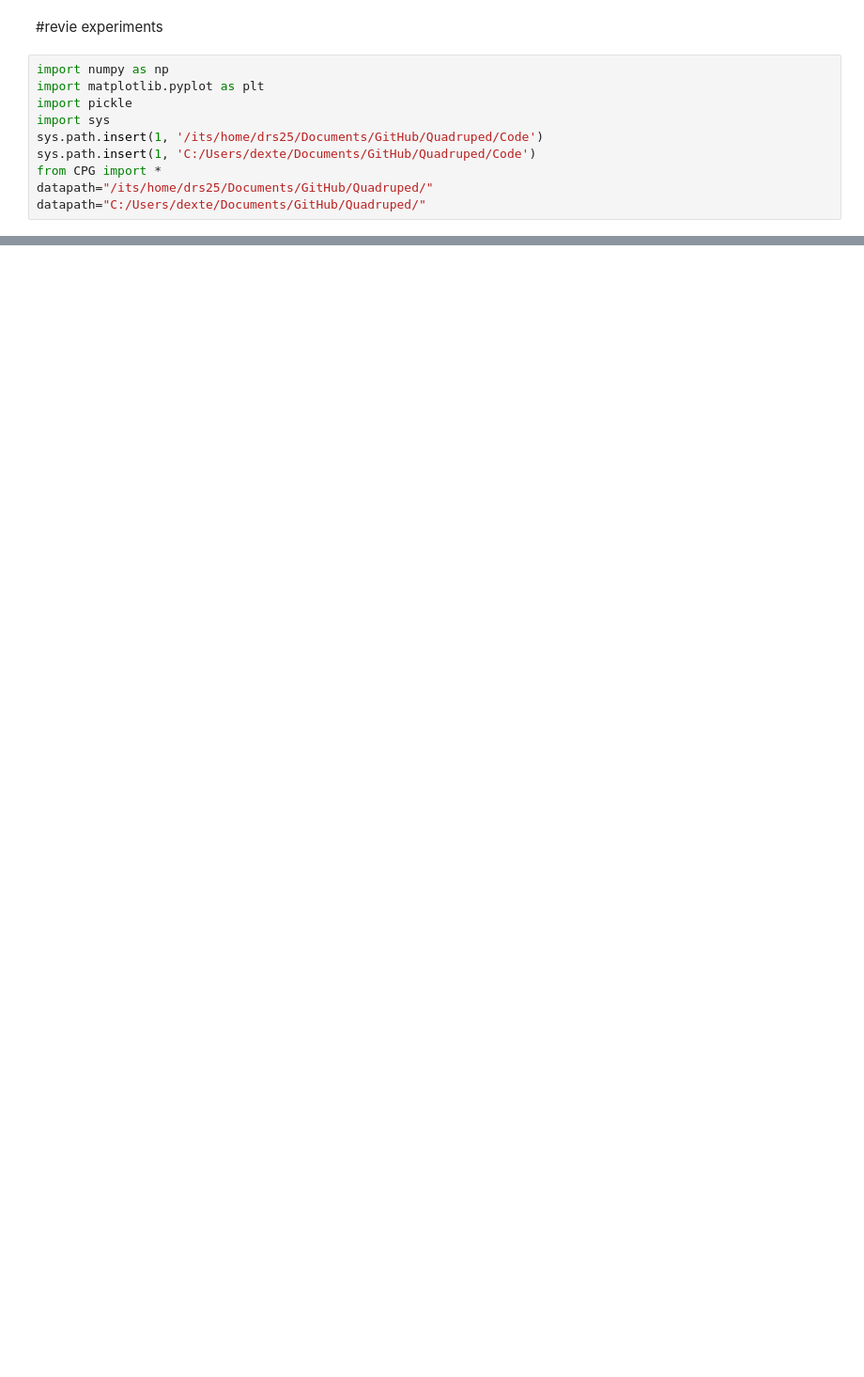
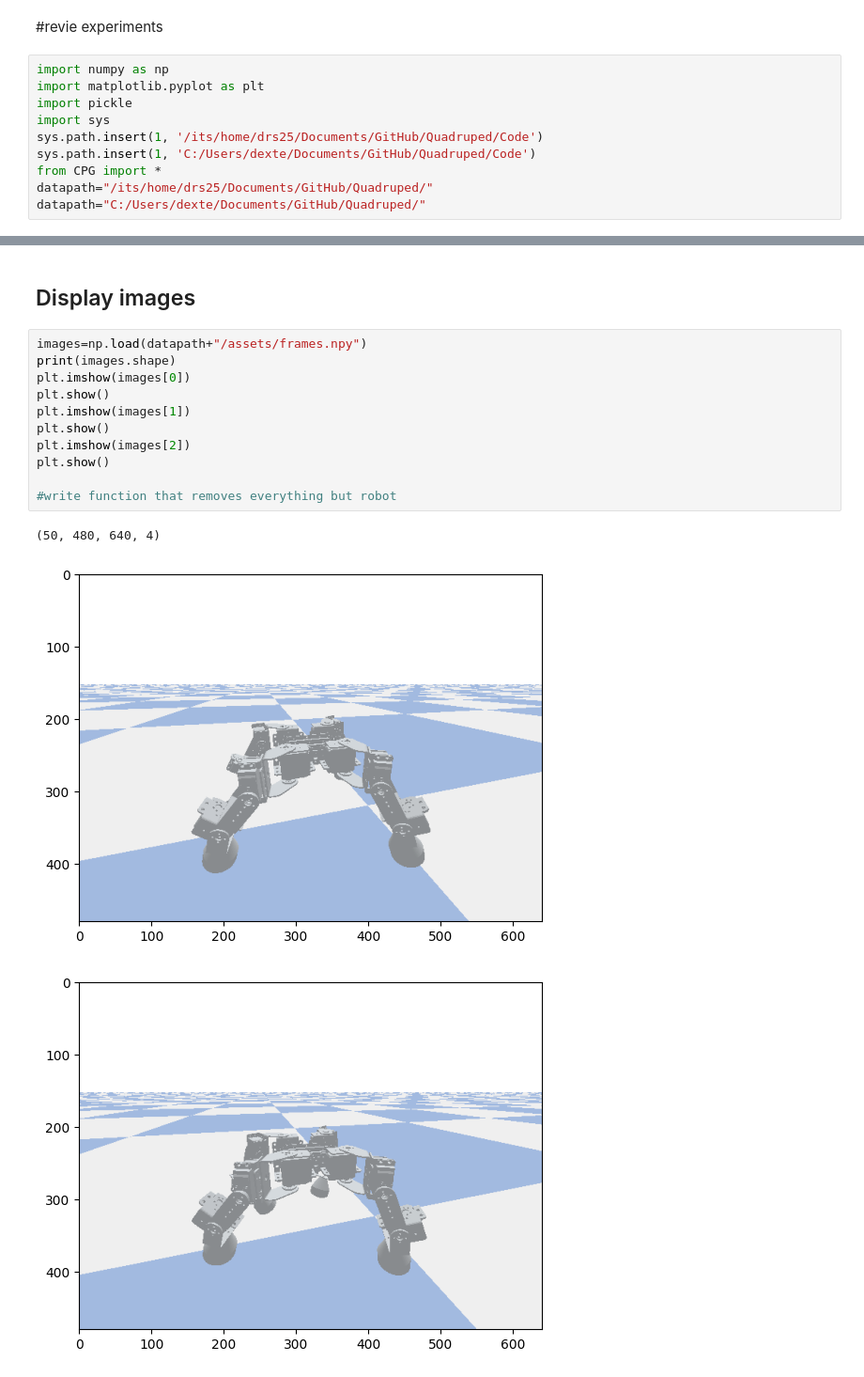
Before and after one commit to shepai/Quadruped, a Jupyter notebook: Code/GAs/revie.ipynb, the cells around one changed output, grey strips where cells are left out. Shown: that part at 94% size. Drawn from its saved outputs; the diff is of its cells as text; blank space fills up the shorter version.

Commit message:
gather frames

```diff
--- a/Code/GAs/revie.ipynb
+++ b/Code/GAs/revie.ipynb
@@ -46,0 +100,17 @@ plt.show()
+# %% [markdown]
+## Display images
+# %%
+images=np.load(datapath+"/assets/frames.npy")
+print(images.shape)
+plt.imshow(images[0])
+plt.show()
+plt.imshow(images[1])
+plt.show()
+plt.imshow(images[2])
+plt.show()
+
+#write function that removes everything but robot
+# %% [output]
+(50, 480, 640, 4)
+[figure, added]
+[figure, added]
```
Also changed, not shown: parts of 9 cells of this notebook, 3 other files.
